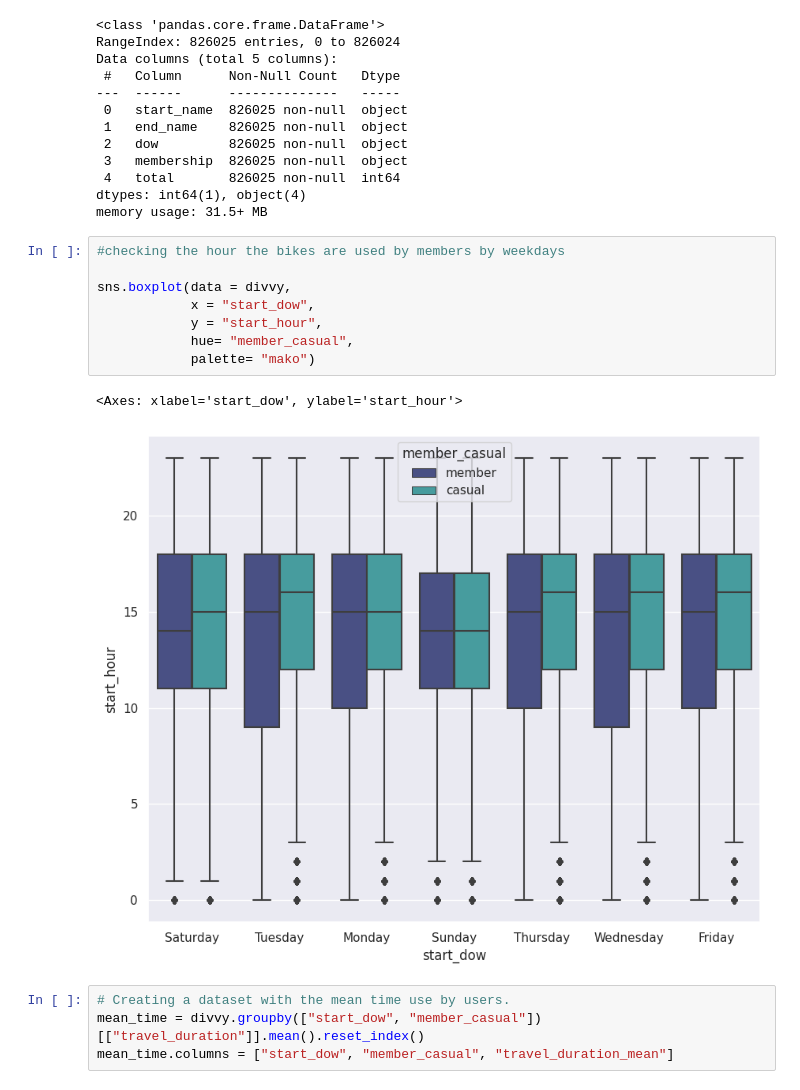
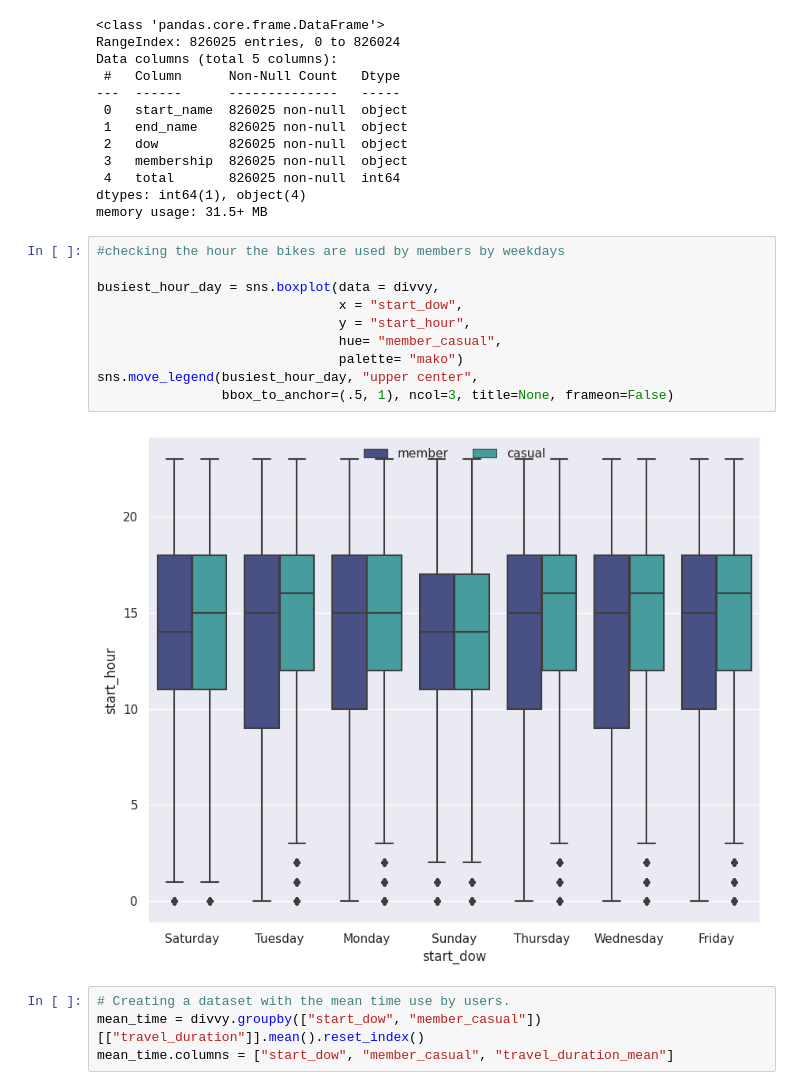
Before and after one commit to BrnPlhz/Divvy, a Jupyter notebook: ex-complete-file.ipynb, the cells around one changed output. Saved outputs shown, nothing was run; the diff lists cells and outputs as text.

```diff
--- a/ex-complete-file.ipynb
+++ b/ex-complete-file.ipynb
@@ -257,14 +261,15 @@ memory usage: 31.5+ MB
 # %%
 #checking the hour the bikes are used by members by weekdays
 
-sns.boxplot(data = divvy,
-            x = "start_dow",
-            y = "start_hour",
-            hue= "member_casual",
-            palette= "mako")
+busiest_hour_day = sns.boxplot(data = divvy,
+                               x = "start_dow",
+                               y = "start_hour",
+                               hue= "member_casual",
+                               palette= "mako")
+sns.move_legend(busiest_hour_day, "upper center",
+                bbox_to_anchor=(.5, 1), ncol=3, title=None, frameon=False)
 # %% [output]
-<Axes: xlabel='start_dow', ylabel='start_hour'>
-[figure, old version]
+[figure, new version]
 # %%
 # Creating a dataset with the mean time use by users.
 mean_time = divvy.groupby(["start_dow", "member_casual"])[["travel_duration"]].mean().reset_index()
```
Also changed, not shown: parts of 6 cells of this notebook.
